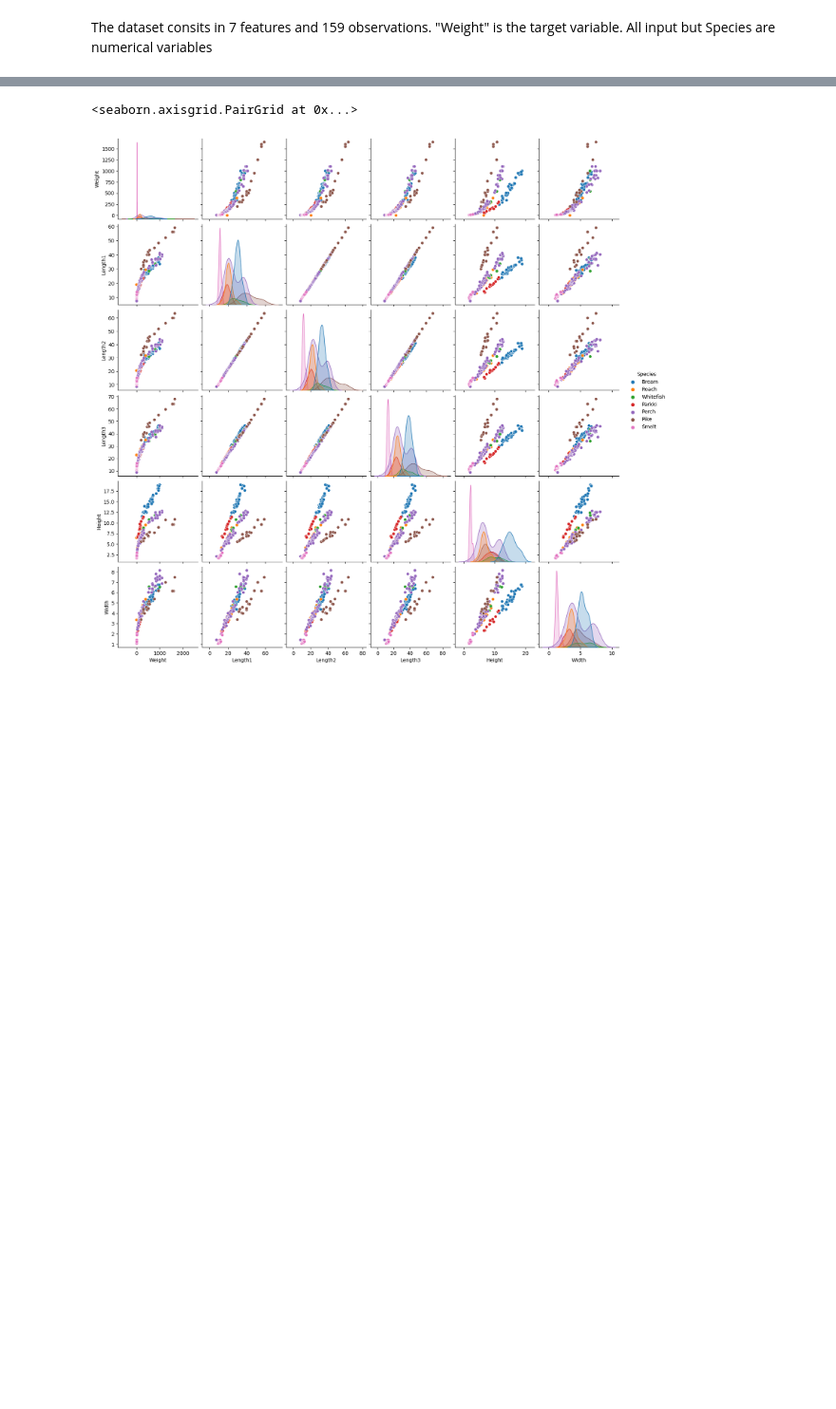
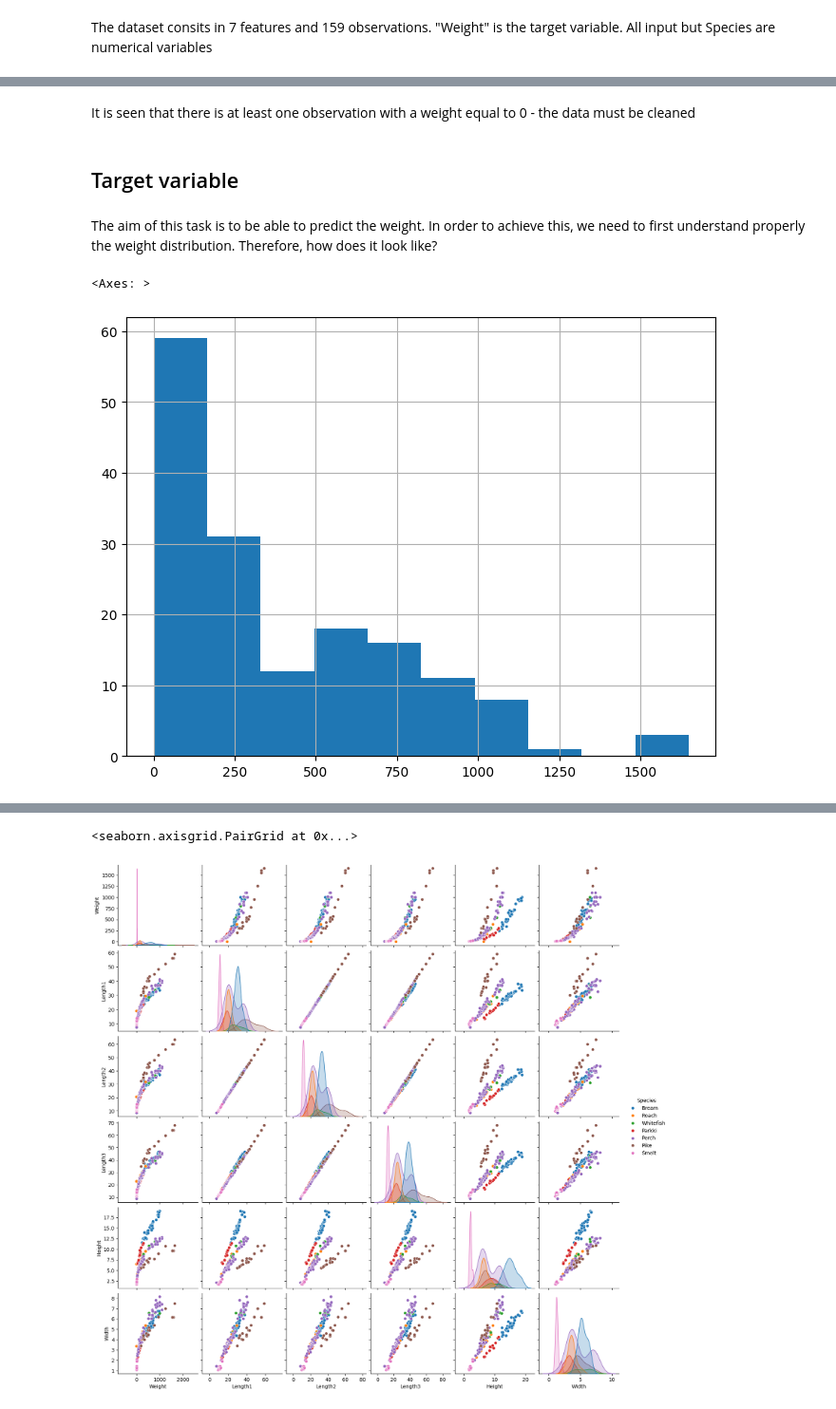
Before and after one commit to manu2022/SML_fish, a Jupyter notebook: fish.ipynb, the cells around one changed output, grey strips where cells are left out. Shown at 95% size. Drawn from its saved outputs; the diff is of its cells as text; code cells hidden in the pictures; blank space fills up the shorter version.

```diff
--- a/fish.ipynb
+++ b/fish.ipynb
@@ -61,0 +78,11 @@ For different species, the number of observations is very low. This can introduc
+# %% [markdown]
+It is seen that there is at least one observation with a weight equal to 0 - the data must be cleaned
+# %% [markdown]
+## Target variable
+# %% [markdown]
+The aim of this task is to be able to predict the weight. In order to achieve this, we need to first understand properly the weight distribution. Therefore, how does it look like?
+# %%
+df.Weight.hist(figsize=(8,6))
+# %% [output]
+<Axes: >
+[figure, added]
```
Also changed, not shown: parts of 55 cells of this notebook, 1 other file.
